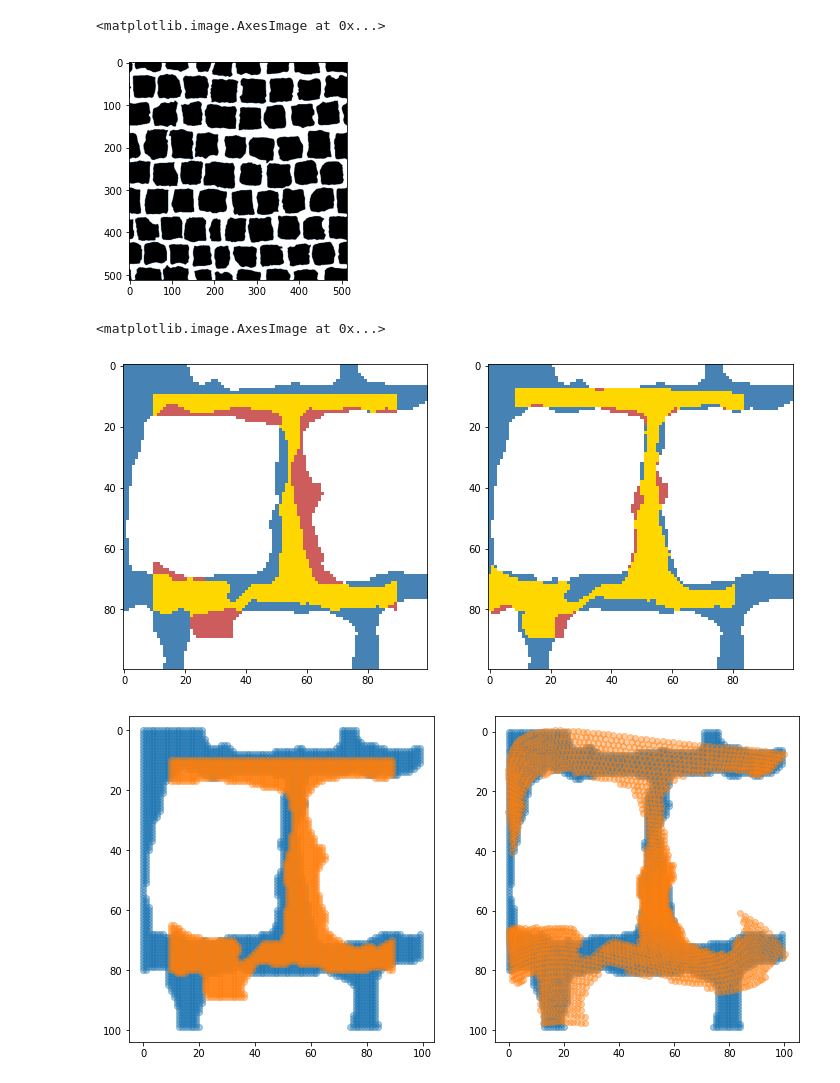
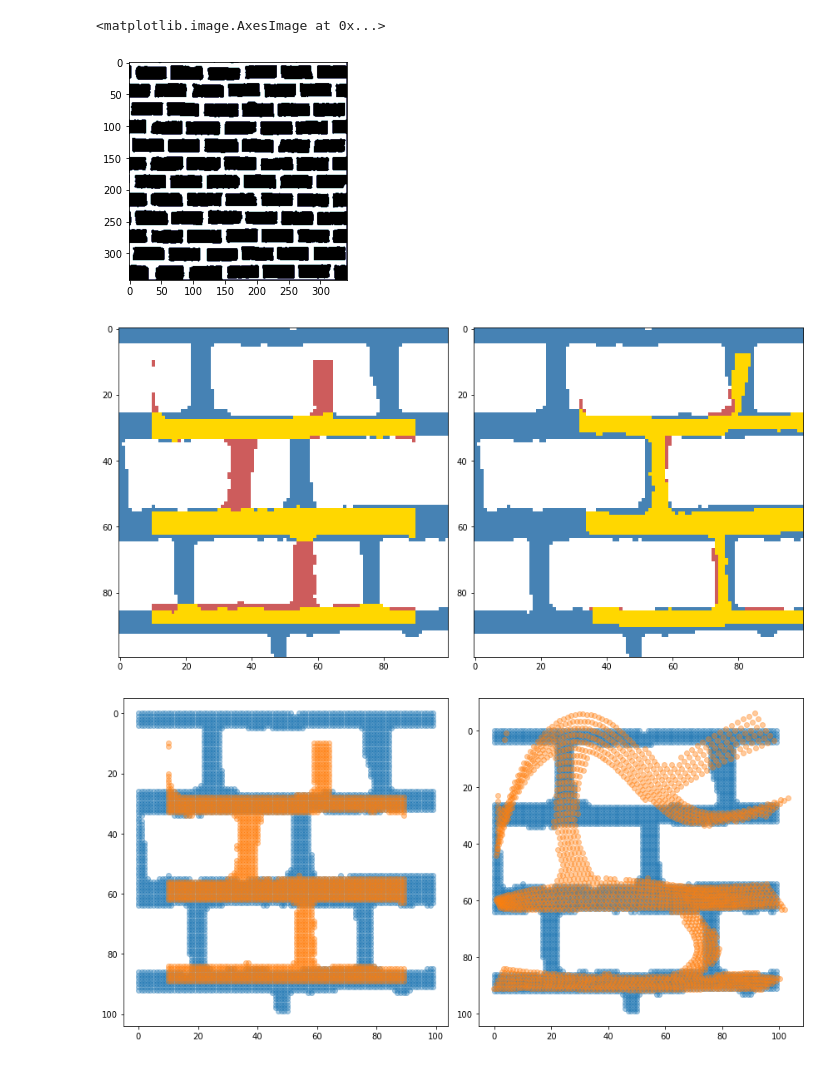
Before and after one commit to leifvan/cglab, a Jupyter notebook: bcpd_comparison.ipynb, the cells around one changed output. Drawn from its saved outputs; the diff is of its cells as text; code cells hidden in the pictures.

Commit message:
add/update results notebooks

```diff
--- a/bcpd_comparison.ipynb
+++ b/bcpd_comparison.ipynb
@@ -14,8 +26,8 @@ from distance_transform import get_binary_assignments_from_gabor
 # %%
 config = RunConfiguration(
-    feature_map_path="cobblestone_floor_03.png",
-    downscale_factor=2,
-    patch_position=250,
+    feature_map_path="blue_floor_tiles_01.png",
+    downscale_factor=3,
+    patch_position=900,
     filter_method="gabor",
     gabor_filter_sigma=0.5,
     response_cutoff_threshold=0.5,
@@ -23,6 +35,7 @@ config = RunConfiguration(
     kde_rho=0.8,
     assignment_type="binary",
     reduce_boundary_weights=True,
+    weight_correspondence_angles=True,
     transform_type="dense",
     rbf_type="linear",
     smoothness=3000,
@@ -34,21 +47,26 @@ feature_map = load_and_preprocess_feature_map(Path("data/feature_maps") / config
 plt.imshow(feature_map, cmap="bone")
 # %% [output]
 <matplotlib.image.AxesImage at 0x...>
-[figure, old version]
+[figure, new version]
 # %%
 result_obj = run_config(config, tqdm(total=config.num_iterations))
 # %%
 _, axs = plt.subplots(1,2,figsize=(12,6))
 axs[0].imshow(get_colored_difference_image(moving=result_obj.moving, static=result_obj.static))
 axs[1].imshow(get_colored_difference_image(moving=result_obj.warped_moving[-1], static=result_obj.static))
+
+plt.tight_layout()
 # %% [output]
-<matplotlib.image.AxesImage at 0x...>
-[figure, old version]
+[figure, new version]
 # %%
+from skimage.morphology import thin
+
 moving_points = np.argwhere(result_obj.moving)
 static_points = np.argwhere(result_obj.static)
+# moving_points = np.argwhere(thin(result_obj.moving))
+# static_points = np.argwhere(thin(result_obj.static))
 
-y = run_bcpd(static_points, moving_points, A=True)
+y = run_bcpd(static_points, moving_points, A=True, lamb=1)
 
 _, axs = plt.subplots(1,2, figsize=(12,6))
 axs[0].scatter(static_points[:,1], static_points[:,0], alpha=0.4)
@@ -58,8 +76,10 @@ axs[0].invert_yaxis()
 axs[1].scatter(static_points[:,1], static_points[:,0], alpha=0.4)
 axs[1].scatter(y[:,1], y[:,0], alpha=0.4)
 axs[1].invert_yaxis()
+
+plt.tight_layout()
 # %% [output]
-[figure, old version]
+[figure, new version]
 # %%
 centroids, intervals = get_main_gradient_angles_and_intervals(result_obj.static, rho=config.kde_rho)
 static_assignments = get_binary_assignments_from_gabor(result_obj.static, centroids, intervals,
```
Also changed, not shown: parts of 8 cells of this notebook, 1 other file.
